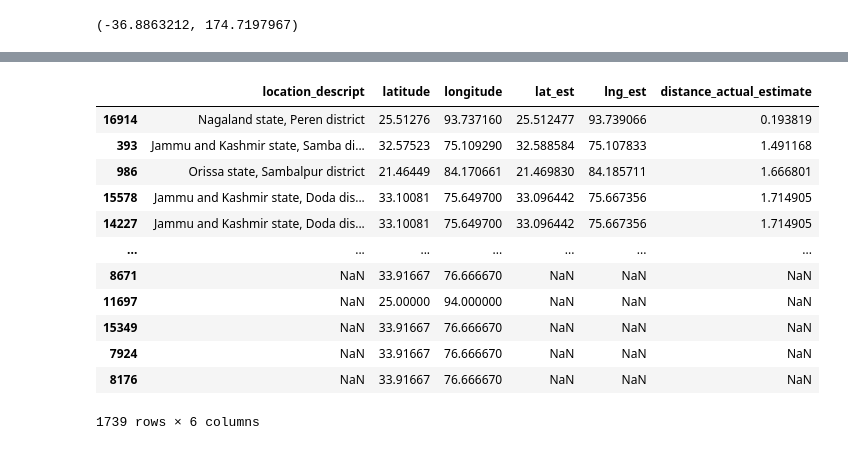
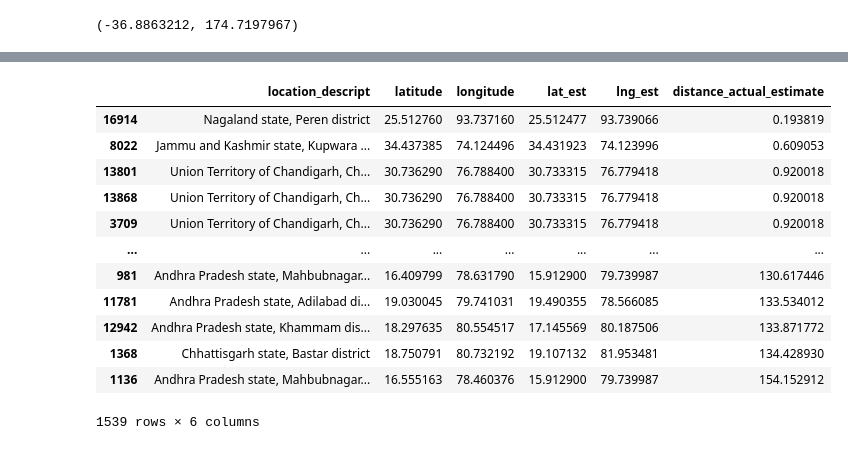
Before and after one commit to jonathanold/conflict-india, a Jupyter notebook: code/geocoding-conflicts.ipynb, the cells around one changed output, grey strips where cells are left out. Saved outputs shown, nothing was run; the diff lists cells and outputs as text; code cells hidden in the pictures.

```diff
--- a/code/geocoding-conflicts.ipynb
+++ b/code/geocoding-conflicts.ipynb
@@ -130,21 +127,24 @@ df
 1739 rows × 6 columns
 # %%
 ### sort by distance
-df.sort_values(by=['distance_actual_estimate'])
+df = df.dropna()
+df = df.sort_values(by=['distance_actual_estimate'])
+
+df
 # %% [output]
 |  | location_descript | latitude | longitude | lat_est | lng_est | distance_actual_estimate |
-| 16914 | Nagaland state, Peren district | 25.51276 | 93.737160 | 25.512477 | 93.739066 | 0.193819 |
-| 393 | Jammu and Kashmir state, Samba di... | 32.57523 | 75.109290 | 32.588584 | 75.107833 | 1.491168 |
-| 986 | Orissa state, Sambalpur district | 21.46449 | 84.170661 | 21.469830 | 84.185711 | 1.666801 |
-| 15578 | Jammu and Kashmir state, Doda dis... | 33.10081 | 75.649700 | 33.096442 | 75.667356 | 1.714905 |
-| 14227 | Jammu and Kashmir state, Doda dis... | 33.10081 | 75.649700 | 33.096442 | 75.667356 | 1.714905 |
+| 16914 | Nagaland state, Peren district | 25.512760 | 93.737160 | 25.512477 | 93.739066 | 0.193819 |
+| 8022 | Jammu and Kashmir state, Kupwara ... | 34.437385 | 74.124496 | 34.431923 | 74.123996 | 0.609053 |
+| 13801 | Union Territory of Chandigarh, Ch... | 30.736290 | 76.788400 | 30.733315 | 76.779418 | 0.920018 |
+| 13868 | Union Territory of Chandigarh, Ch... | 30.736290 | 76.788400 | 30.733315 | 76.779418 | 0.920018 |
+| 3709 | Union Territory of Chandigarh, Ch... | 30.736290 | 76.788400 | 30.733315 | 76.779418 | 0.920018 |
 | ... | ... | ... | ... | ... | ... | ... |
-| 8671 | NaN | 33.91667 | 76.666670 | NaN | NaN | NaN |
-| 11697 | NaN | 25.00000 | 94.000000 | NaN | NaN | NaN |
-| 15349 | NaN | 33.91667 | 76.666670 | NaN | NaN | NaN |
-| 7924 | NaN | 33.91667 | 76.666670 | NaN | NaN | NaN |
-| 8176 | NaN | 33.91667 | 76.666670 | NaN | NaN | NaN |
+| 981 | Andhra Pradesh state, Mahbubnagar... | 16.409799 | 78.631790 | 15.912900 | 79.739987 | 130.617446 |
+| 11781 | Andhra Pradesh state, Adilabad di... | 19.030045 | 79.741031 | 19.490355 | 78.566085 | 133.534012 |
+| 12942 | Andhra Pradesh state, Khammam dis... | 18.297635 | 80.554517 | 17.145569 | 80.187506 | 133.871772 |
+| 1368 | Chhattisgarh state, Bastar district | 18.750791 | 80.732192 | 19.107132 | 81.953481 | 134.428930 |
+| 1136 | Andhra Pradesh state, Mahbubnagar... | 16.555163 | 78.460376 | 15.912900 | 79.739987 | 154.152912 |
-1739 rows × 6 columns
+1539 rows × 6 columns
 # %%
 avg_dist = df['distance_actual_estimate'].mean()
 print(f"Average distance between estimated and actual coords: {avg_dist}km")
```
Also changed, not shown: parts of 6 cells of this notebook.
